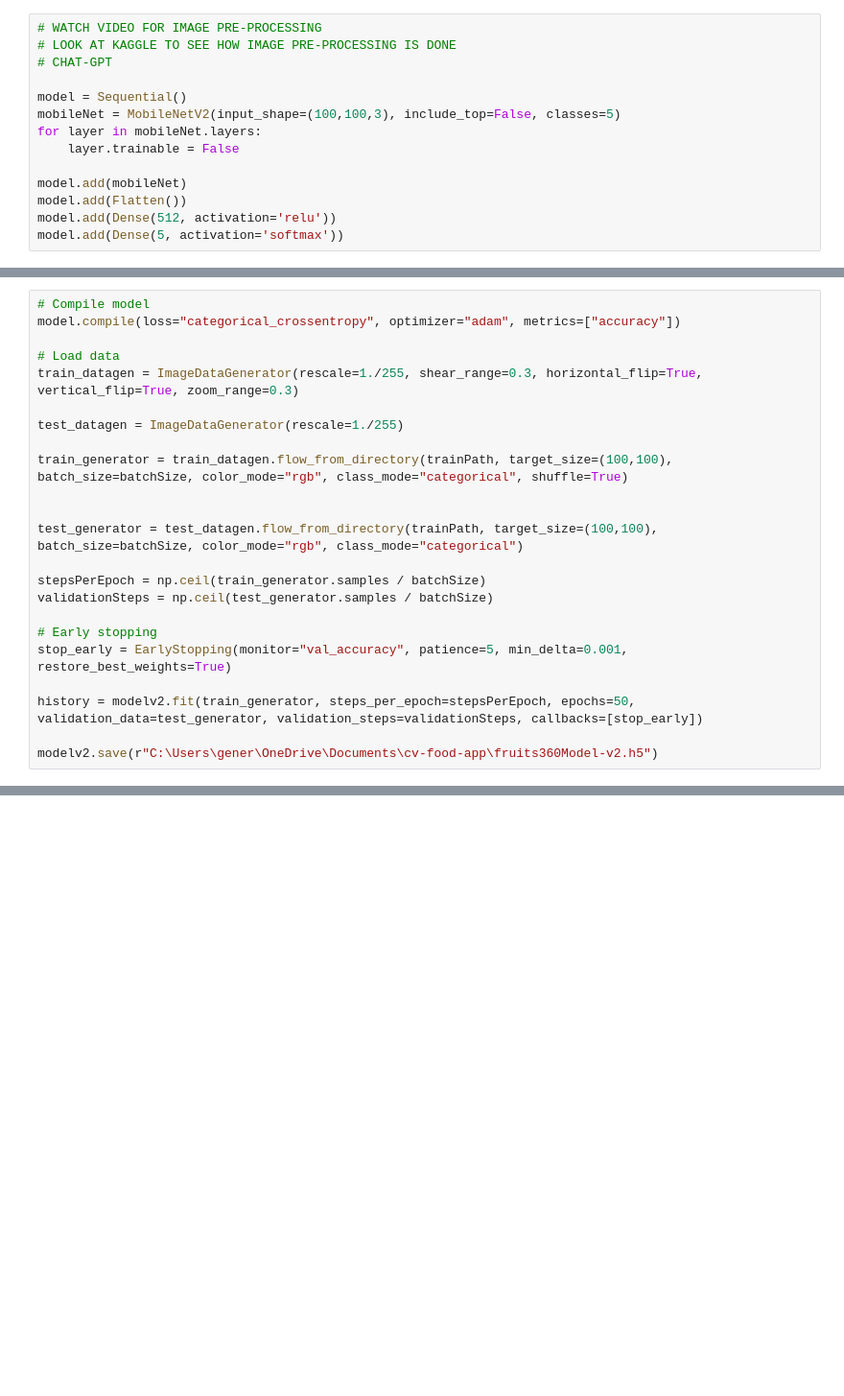
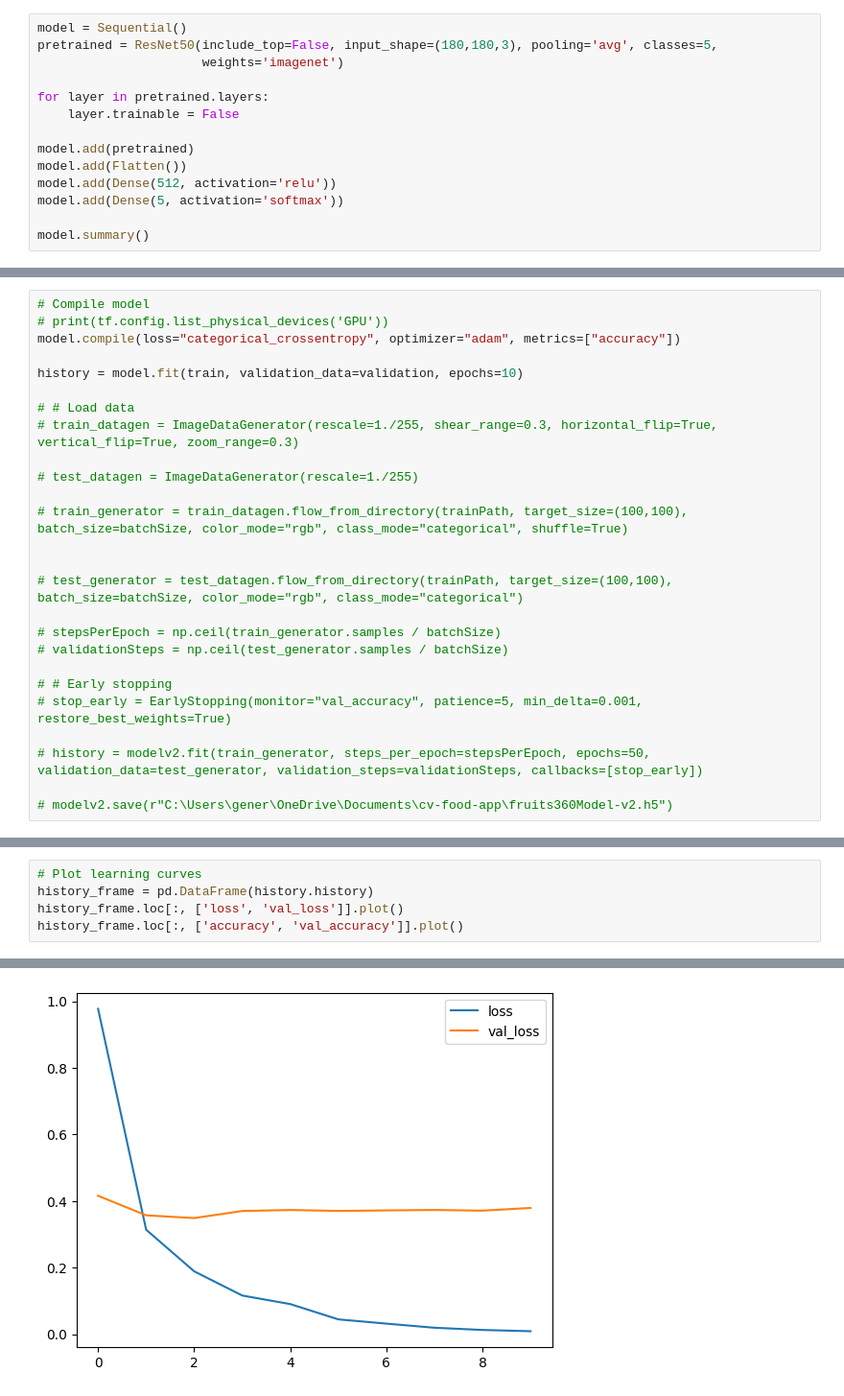
Before and after one commit to WilliamHuang999/cv-food-app, a Jupyter notebook: transferLearning.ipynb, the cells around one changed output, grey strips where cells are left out. Shown at 96% size. Cells and saved outputs as stored; diff of their text form; blank space fills up the shorter version.

Commit message:
Transfer learning practice

```diff
--- a/transferLearning.ipynb
+++ b/transferLearning.ipynb
@@ -21,14 +65,14 @@ batchSize = 64      # Reduce value if you have less GPU
 # %%
-# WATCH VIDEO FOR IMAGE PRE-PROCESSING
-# LOOK AT KAGGLE TO SEE HOW IMAGE PRE-PROCESSING IS DONE
-# CHAT-GPT
+model = Sequential()
+pretrained = ResNet50(include_top=False, input_shape=(180,180,3), pooling='avg', classes=5,
+                      weights='imagenet')
 
-model = Sequential()
-mobileNet = MobileNetV2(input_shape=(100,100,3), include_top=False, classes=5)
-for layer in mobileNet.layers:
+for layer in pretrained.layers:
     layer.trainable = False
 
-model.add(mobileNet)
+model.add(pretrained)
 model.add(Flatten())
 model.add(Dense(512, activation='relu'))
 model.add(Dense(5, activation='softmax'))
+
+model.summary()
@@ -35,23 +97,26 @@ model.add(Dense(5, activation='softmax'))
 # %%
 # Compile model
+# print(tf.config.list_physical_devices('GPU'))
 model.compile(loss="categorical_crossentropy", optimizer="adam", metrics=["accuracy"])
 
-# Load data
-train_datagen = ImageDataGenerator(rescale=1./255, shear_range=0.3, horizontal_flip=True, vertical_flip=True, zoom_range=0.3)
+history = model.fit(train, validation_data=validation, epochs=10)
 
-test_datagen = ImageDataGenerator(rescale=1./255)
+# # Load data
+# train_datagen = ImageDataGenerator(rescale=1./255, shear_range=0.3, horizontal_flip=True, vertical_flip=True, zoom_range=0.3)
 
-train_generator = train_datagen.flow_from_directory(trainPath, target_size=(100,100), batch_size=batchSize, color_mode="rgb", class_mode="categorical", shuffle=True)
+# test_datagen = ImageDataGenerator(rescale=1./255)
+
+# train_generator = train_datagen.flow_from_directory(trainPath, target_size=(100,100), batch_size=batchSize, color_mode="rgb", class_mode="categorical", shuffle=True)
 
 
-test_generator = test_datagen.flow_from_directory(trainPath, target_size=(100,100), batch_size=batchSize, color_mode="rgb", class_mode="categorical")
+# test_generator = test_datagen.flow_from_directory(trainPath, target_size=(100,100), batch_size=batchSize, color_mode="rgb", class_mode="categorical")
 
-stepsPerEpoch = np.ceil(train_generator.samples / batchSize)
-validationSteps = np.ceil(test_generator.samples / batchSize)
+# stepsPerEpoch = np.ceil(train_generator.samples / batchSize)
+# validationSteps = np.ceil(test_generator.samples / batchSize)
 
-# Early stopping
-stop_early = EarlyStopping(monitor="val_accuracy", patience=5, min_delta=0.001, restore_best_weights=True)
+# # Early stopping
+# stop_early = EarlyStopping(monitor="val_accuracy", patience=5, min_delta=0.001, restore_best_weights=True)
 
-history = modelv2.fit(train_generator, steps_per_epoch=stepsPerEpoch, epochs=50, validation_data=test_generator, validation_steps=validationSteps, callbacks=[stop_early])
+# history = modelv2.fit(train_generator, steps_per_epoch=stepsPerEpoch, epochs=50, validation_data=test_generator, validation_steps=validationSteps, callbacks=[stop_early])
 
-modelv2.save(r"C:\Users\gener\OneDrive\Documents\cv-food-app\fruits360Model-v2.h5")
+# modelv2.save(r"C:\Users\gener\OneDrive\Documents\cv-food-app\fruits360Model-v2.h5")
@@ -57,0 +144,6 @@ modelv2.save(r"C:\Users\gener\OneDrive\Documents\cv-food-app\fruits360Model-v2.h
+# %%
+# Plot learning curves
+history_frame = pd.DataFrame(history.history)
+history_frame.loc[:, ['loss', 'val_loss']].plot()
+history_frame.loc[:, ['accuracy', 'val_accuracy']].plot()
+# %% [output]
@@ -57,0 +151 @@ modelv2.save(r"C:\Users\gener\OneDrive\Documents\cv-food-app\fruits360Model-v2.h
+[figure, added]
```
Also changed, not shown: parts of 10 cells of this notebook.
